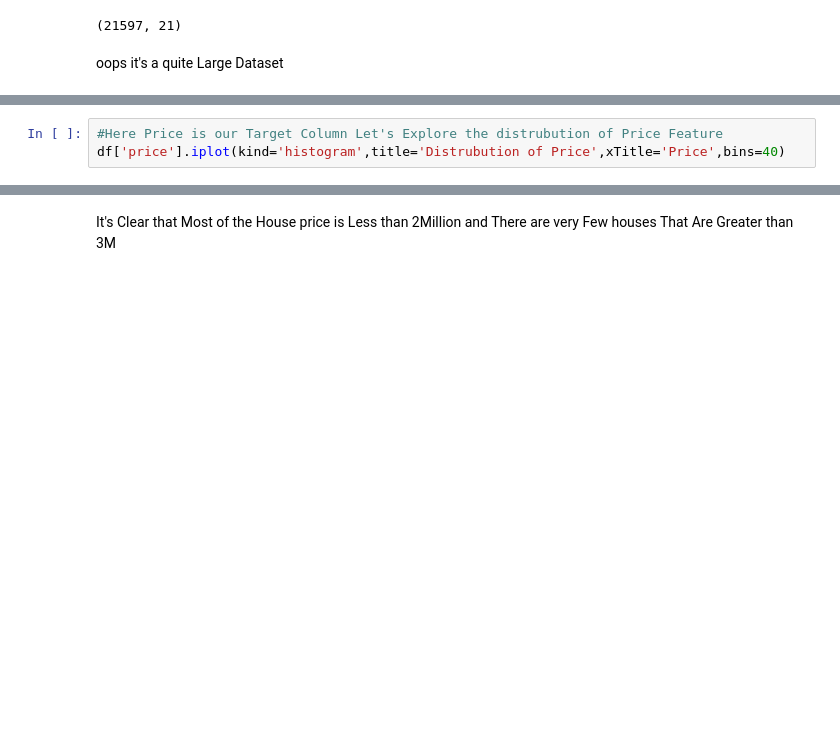
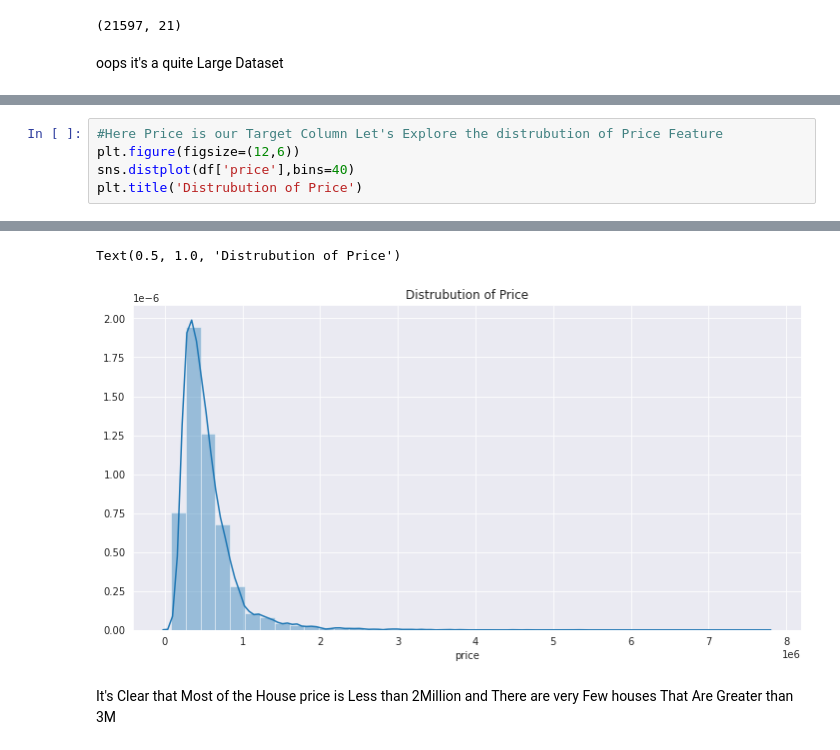
Before and after one commit to Nascent-bot/ML-Projects, a Jupyter notebook: Regression.ipynb, the cells around one changed output, grey strips where cells are left out. Cells and saved outputs as stored; diff of their text form; blank space fills up the shorter version.

```diff
--- a/Regression.ipynb
+++ b/Regression.ipynb
@@ -79,5 +102,7 @@ dtypes: float64(5), int64(15), object(1)
 memory usage: 3.5+ MB
 # %%
 #Here Price is our Target Column Let's Explore the distrubution of Price Feature
-df['price'].iplot(kind='histogram',title='Distrubution of Price',xTitle='Price',bins=40)
+plt.figure(figsize=(12,6))
+sns.distplot(df['price'],bins=40)
+plt.title('Distrubution of Price')
 # %% [output]
@@ -85,3 +109,5 @@ df['price'].iplot(kind='histogram',title='Distrubution of Price',xTitle='Price',
+Text(0.5, 1.0, 'Distrubution of Price')
+[figure, added]
 # %% [markdown]
 It's Clear that Most of the House price is Less than 2Million and There are very Few houses That Are Greater than 3M
 # %%
```
Also changed, not shown: parts of 41 cells of this notebook.
